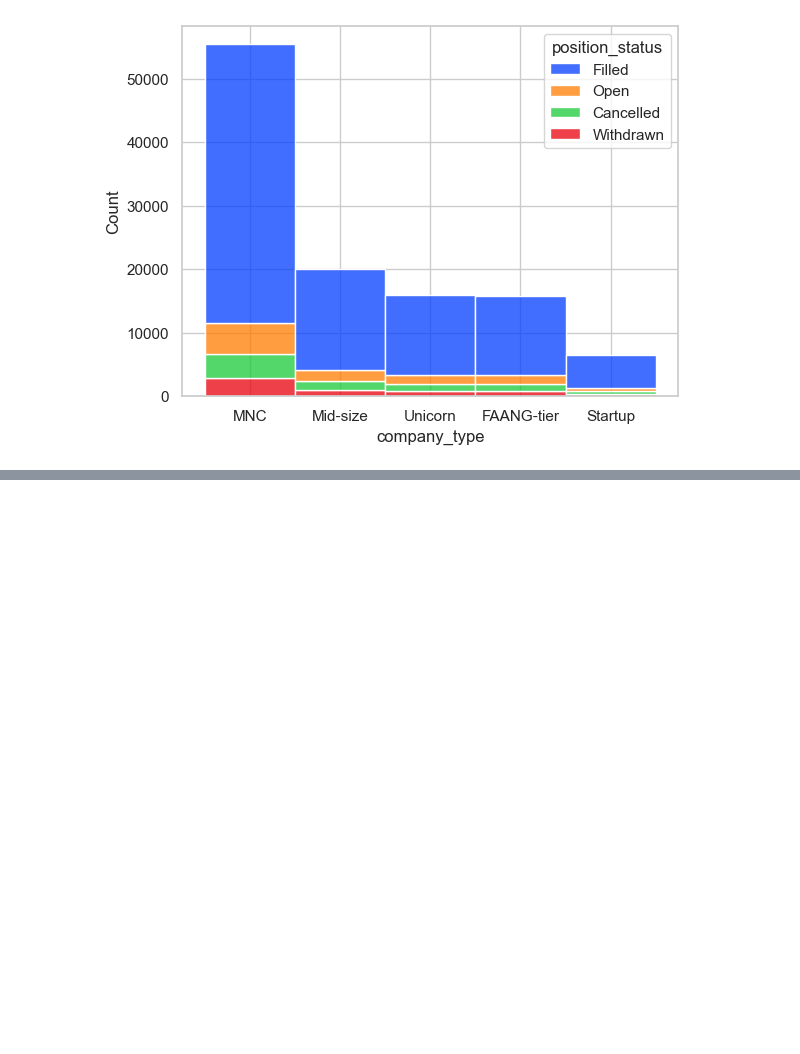
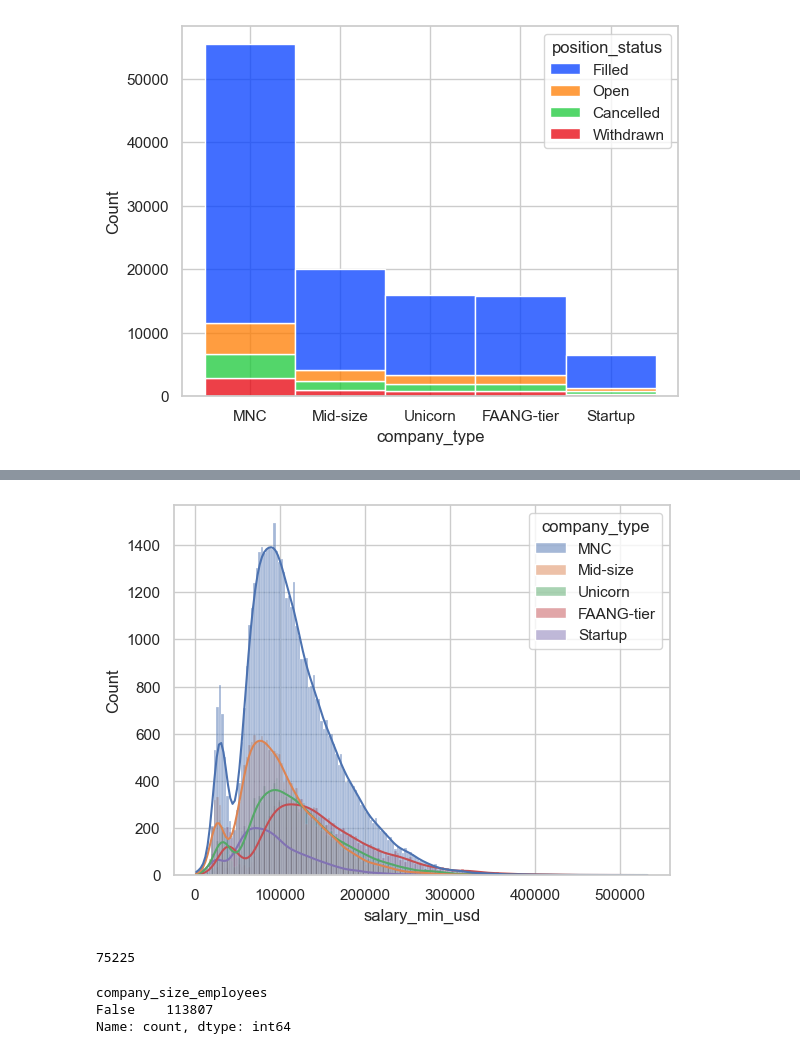
Before and after one commit to noobcoder909/task_2, a Jupyter notebook: pandas_and_seaborn.ipynb, the cells around one changed output, grey strips where cells are left out. Drawn from its saved outputs; the diff is of its cells as text; code cells hidden in the pictures; blank space fills up the shorter version.

```diff
--- a/pandas_and_seaborn.ipynb
+++ b/pandas_and_seaborn.ipynb
@@ -789,0 +819,15 @@ plt.show()
+# %%
+sns.histplot(data=df, x="salary_min_usd" ,hue='company_type',kde=True)
+plt.show()
+# %% [output]
+[figure, added]
+# %%
+df['company_size_employees'].nunique()
+# %% [output]
+75225
+# %%
+df['company_size_employees'].isnull().value_counts()
+# %% [output]
+company_size_employees
+False    113807
+Name: count, dtype: int64
```
Also changed, not shown: parts of 13 cells of this notebook.
